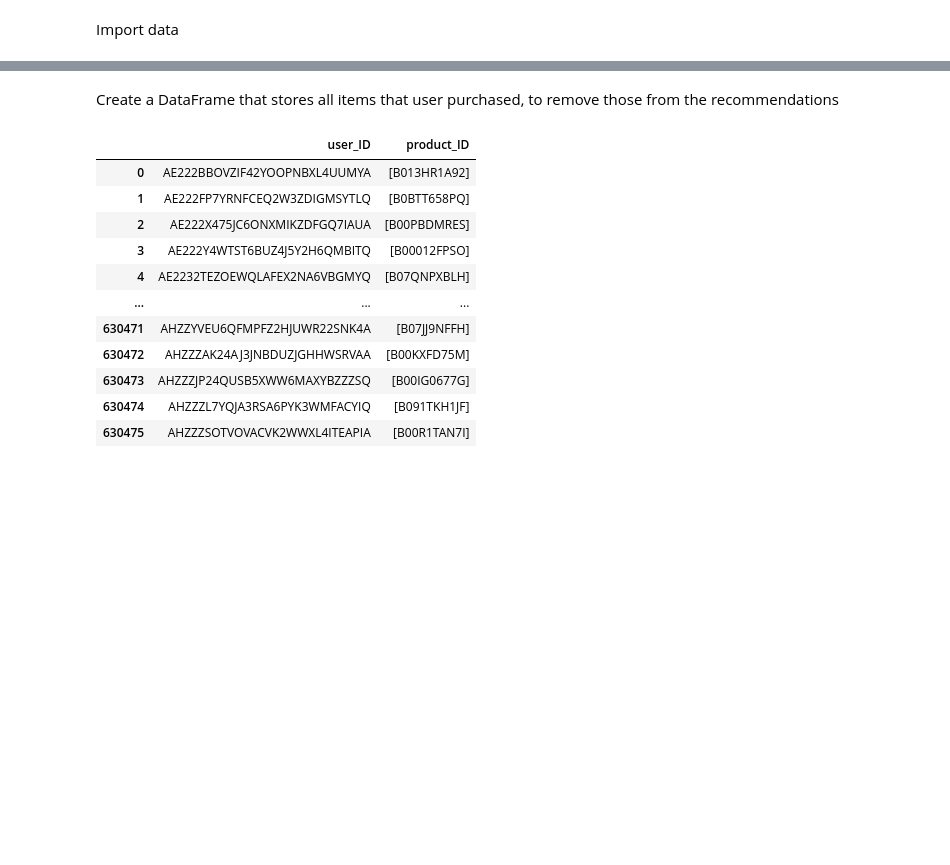
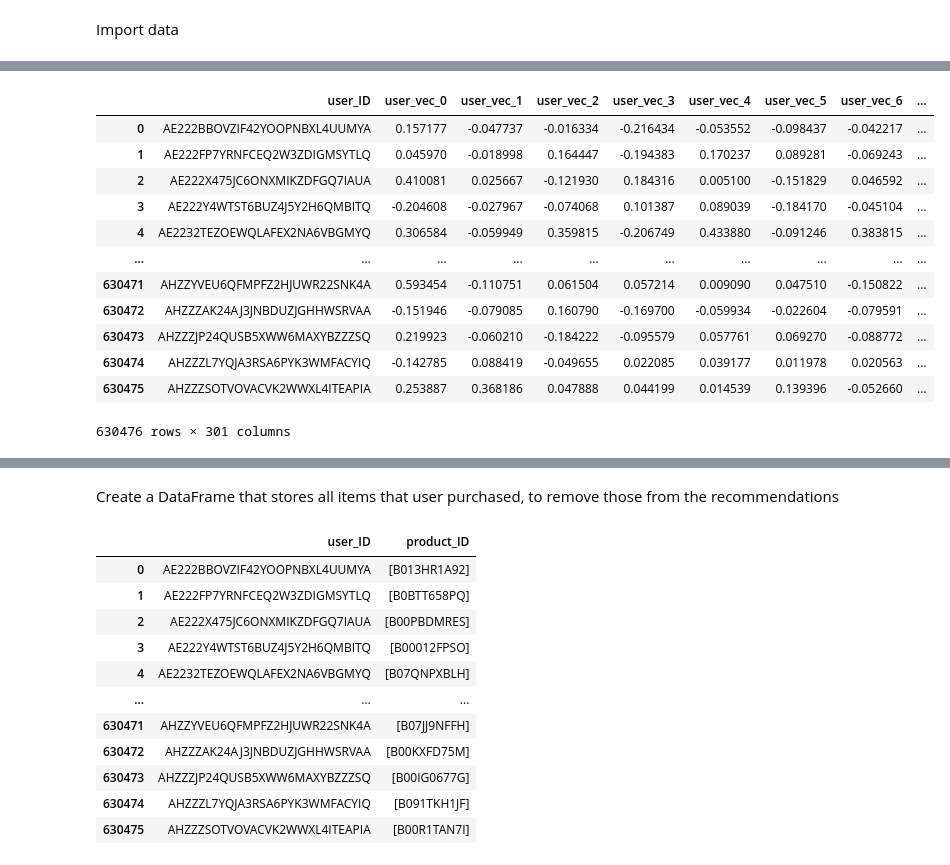
Before and after one commit to marcelinaszcz95/Capstone-Project-Recommender-System, a Jupyter notebook: notebooks/text_analysis_semantic.ipynb, the cells around one changed output, grey strips where cells are left out. Cells and saved outputs as stored; diff of their text form; code cells hidden in the pictures; blank space fills up the shorter version.

Commit message:
Split the file text_analysis_semantic, precalculate cos similarity matrix separately and upload in text_analysis_semantic

```diff
--- a/notebooks/text_analysis_semantic.ipynb
+++ b/notebooks/text_analysis_semantic.ipynb
@@ -14,0 +36,19 @@ Import data
+# %%
+# Load the DataFrame with user vectors:
+file_path_user_vec = rf'.\..\data\text_analysis\user_vectors\user_vectors_df.csv'
+df_user_vectors = pd.read_csv(file_path_user_vec)
+df_user_vectors
+# %% [output]
+|  | user_ID | user_vec_0 | user_vec_1 | user_vec_2 | user_vec_3 | user_vec_4 | user_vec_5 | user_vec_6 | ... |
+| 0 | AE222BBOVZIF42YOOPNBXL4UUMYA | 0.157177 | -0.047737 | -0.016334 | -0.216434 | -0.053552 | -0.098437 | -0.042217 | ... |
+| 1 | AE222FP7YRNFCEQ2W3ZDIGMSYTLQ | 0.045970 | -0.018998 | 0.164447 | -0.194383 | 0.170237 | 0.089281 | -0.069243 | ... |
+| 2 | AE222X475JC6ONXMIKZDFGQ7IAUA | 0.410081 | 0.025667 | -0.121930 | 0.184316 | 0.005100 | -0.151829 | 0.046592 | ... |
+| 3 | AE222Y4WTST6BUZ4J5Y2H6QMBITQ | -0.204608 | -0.027967 | -0.074068 | 0.101387 | 0.089039 | -0.184170 | -0.045104 | ... |
+| 4 | AE2232TEZOEWQLAFEX2NA6VBGMYQ | 0.306584 | -0.059949 | 0.359815 | -0.206749 | 0.433880 | -0.091246 | 0.383815 | ... |
+| ... | ... | ... | ... | ... | ... | ... | ... | ... | ... |
+| 630471 | AHZZYVEU6QFMPFZ2HJUWR22SNK4A | 0.593454 | -0.110751 | 0.061504 | 0.057214 | 0.009090 | 0.047510 | -0.150822 | ... |
+| 630472 | AHZZZAK24AJ3JNBDUZJGHHWSRVAA | -0.151946 | -0.079085 | 0.160790 | -0.169700 | -0.059934 | -0.022604 | -0.079591 | ... |
+| 630473 | AHZZZJP24QUSB5XWW6MAXYBZZZSQ | 0.219923 | -0.060210 | -0.184222 | -0.095579 | 0.057761 | 0.069270 | -0.088772 | ... |
+| 630474 | AHZZZL7YQJA3RSA6PYK3WMFACYIQ | -0.142785 | 0.088419 | -0.049655 | 0.022085 | 0.039177 | 0.011978 | 0.020563 | ... |
+| 630475 | AHZZZSOTVOVACVK2WWXL4ITEAPIA | 0.253887 | 0.368186 | 0.047888 | 0.044199 | 0.014539 | 0.139396 | -0.052660 | ... |
+630476 rows × 301 columns
```
Also changed, not shown: parts of 32 cells of this notebook, 1 other file.
